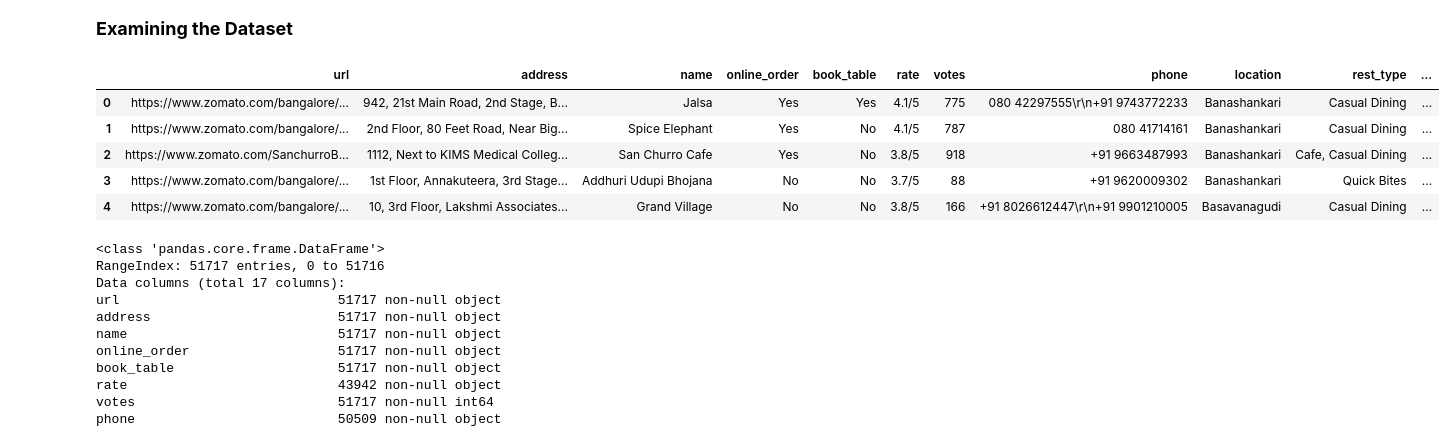
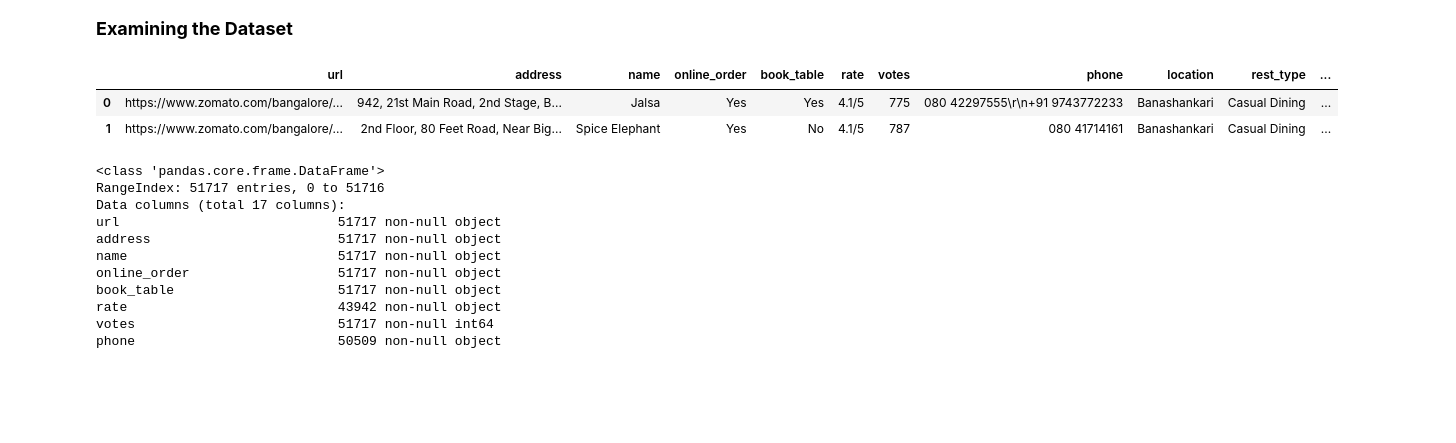
Before and after one commit to Vaibhav3006/Zomato-Visualization-Project, a Jupyter notebook: Zomato Visualisation Project.ipynb, the cells around one changed output. Drawn from its saved outputs; the diff is of its cells as text; code cells hidden in the pictures; blank space fills up the shorter version.

```diff
--- a/Zomato Visualisation Project.ipynb
+++ b/Zomato Visualisation Project.ipynb
@@ -9,3 +7,12 @@ import matplotlib.pyplot as plt
 import seaborn as sns
 %matplotlib inline
 sns.set(style= "whitegrid", font_scale=1.3)
+# %%
+import re    # for regular expressions
+import nltk  # for text manipulation
+import string
+import warnings
+
+
+pd.set_option("display.max_colwidth", 200)
+warnings.filterwarnings("ignore", category=DeprecationWarning)
@@ -16,14 +26,11 @@ df= pd.read_csv('zomato.csv')
 # %% [markdown]
 <font size="4">**Examining the Dataset**</font>
 # %%
-df.head()
+df.head(2)
 # %% [output]
 |  | url | address | name | online_order | book_table | rate | votes | phone | location | rest_type | ... |
 | 0 | https://www.zomato.com/bangalore/... | 942, 21st Main Road, 2nd Stage, B... | Jalsa | Yes | Yes | 4.1/5 | 775 | 080 42297555\r\n+91 9743772233 | Banashankari | Casual Dining | ... |
 | 1 | https://www.zomato.com/bangalore/... | 2nd Floor, 80 Feet Road, Near Big... | Spice Elephant | Yes | No | 4.1/5 | 787 | 080 41714161 | Banashankari | Casual Dining | ... |
-| 2 | https://www.zomato.com/SanchurroB... | 1112, Next to KIMS Medical Colleg... | San Churro Cafe | Yes | No | 3.8/5 | 918 | +91 9663487993 | Banashankari | Cafe, Casual Dining | ... |
-| 3 | https://www.zomato.com/bangalore/... | 1st Floor, Annakuteera, 3rd Stage... | Addhuri Udupi Bhojana | No | No | 3.7/5 | 88 | +91 9620009302 | Banashankari | Quick Bites | ... |
-| 4 | https://www.zomato.com/bangalore/... | 10, 3rd Floor, Lakshmi Associates... | Grand Village | No | No | 3.8/5 | 166 | +91 8026612447\r\n+91 9901210005 | Basavanagudi | Casual Dining | ... |
 # %%
 df.info()
 # %% [output]
```
Also changed, not shown: parts of 73 cells of this notebook.
